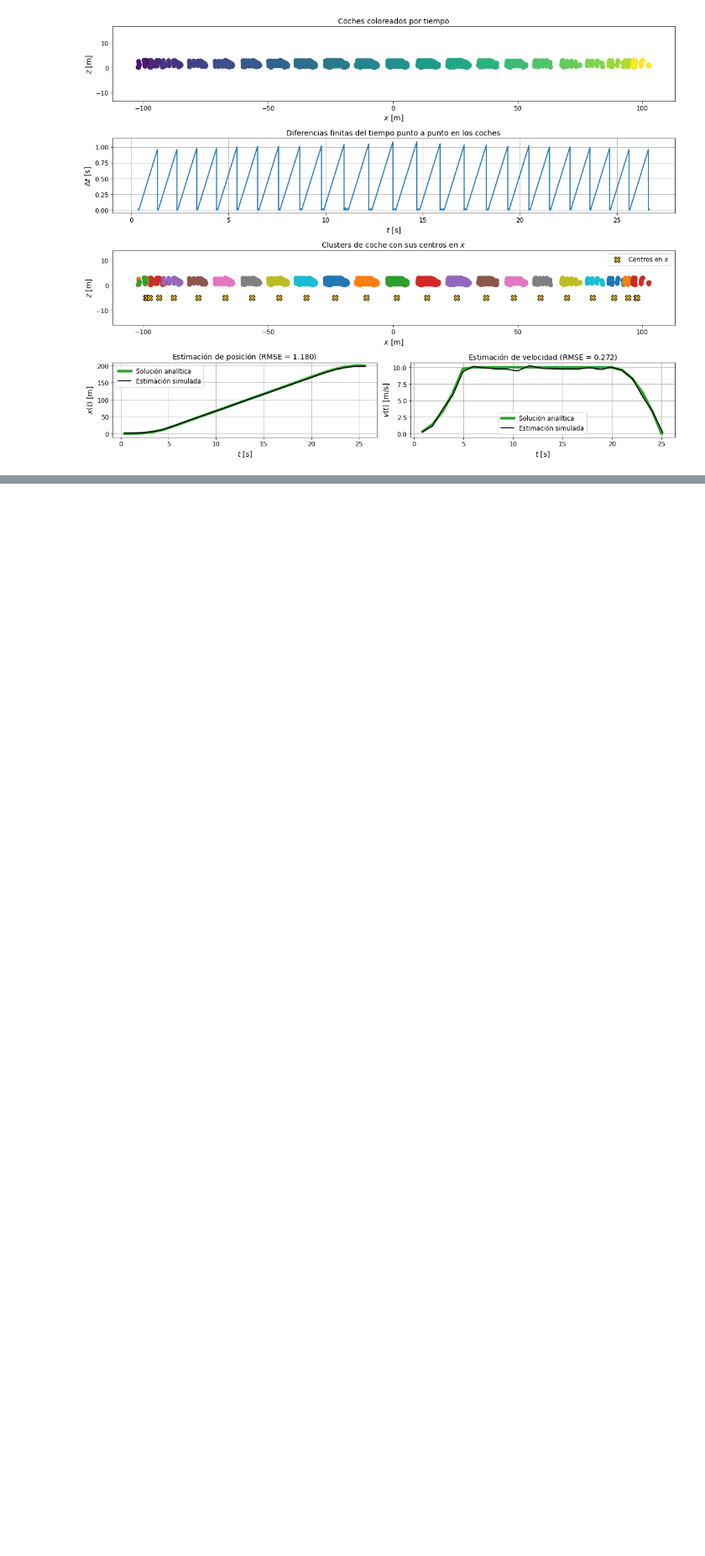
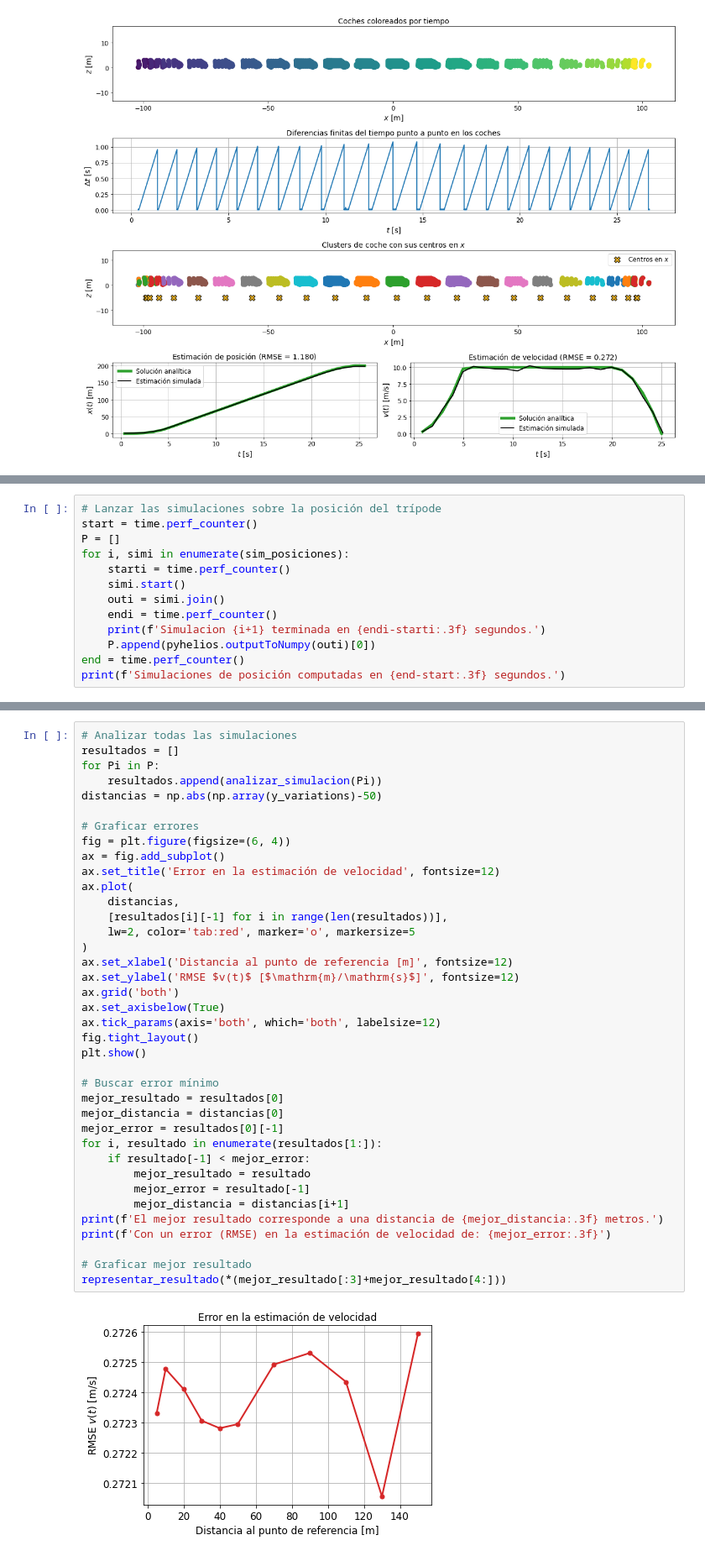
Before and after one commit to catallactical/vlsdl_workshop2024, a Jupyter notebook: pyhelios/pyhelios_avanzado.ipynb, the cells around one changed output, grey strips where cells are left out. Shown at 84% size. Drawn from its saved outputs; the diff is of its cells as text; blank space fills up the shorter version.

```diff
--- a/pyhelios/pyhelios_avanzado.ipynb
+++ b/pyhelios/pyhelios_avanzado.ipynb
@@ -665 +684,14 @@ Con un error (RMSE) en la estimación de velocidad de: 0.17621166783913048 .
 [figure]
+# %%
+# Lanzar las simulaciones sobre la posición del trípode
+start = time.perf_counter()
+P = []
+for i, simi in enumerate(sim_posiciones):
+    starti = time.perf_counter()
+    simi.start()
+    outi = simi.join()
+    endi = time.perf_counter()
+    print(f'Simulacion {i+1} terminada en {endi-starti:.3f} segundos.')
+    P.append(pyhelios.outputToNumpy(outi)[0])
+end = time.perf_counter()
+print(f'Simulaciones de posición computadas en {end-start:.3f} segundos.')
@@ -665,0 +711,40 @@ Con un error (RMSE) en la estimación de velocidad de: 0.17621166783913048 .
+# %%
+# Analizar todas las simulaciones
+resultados = []
+for Pi in P:
+    resultados.append(analizar_simulacion(Pi))
+distancias = np.abs(np.array(y_variations)-50)
+
+# Graficar errores
+fig = plt.figure(figsize=(6, 4))
+ax = fig.add_subplot()
+ax.set_title('Error en la estimación de velocidad', fontsize=12)
+ax.plot(
+    distancias,
+    [resultados[i][-1] for i in range(len(resultados))],
+    lw=2, color='tab:red', marker='o', markersize=5
+)
+ax.set_xlabel('Distancia al punto de referencia [m]', fontsize=12)
+ax.set_ylabel('RMSE $v(t)$ [$\mathrm{m}/\mathrm{s}$]', fontsize=12)
+ax.grid('both')
+ax.set_axisbelow(True)
+ax.tick_params(axis='both', which='both', labelsize=12)
+fig.tight_layout()
+plt.show()
+
+# Buscar error mínimo
+mejor_resultado = resultados[0]
+mejor_distancia = distancias[0]
+mejor_error = resultados[0][-1]
+for i, resultado in enumerate(resultados[1:]):
+    if resultado[-1] < mejor_error:
+        mejor_resultado = resultado
+        mejor_error = resultado[-1]
+        mejor_distancia = distancias[i+1]
+print(f'El mejor resultado corresponde a una distancia de {mejor_distancia:.3f} metros.')
+print(f'Con un error (RMSE) en la estimación de velocidad de: {mejor_error:.3f}')
+
+# Graficar mejor resultado
+representar_resultado(*(mejor_resultado[:3]+mejor_resultado[4:]))
+# %% [output]
+[figure, added]
```
Also changed, not shown: parts of 12 cells of this notebook.
